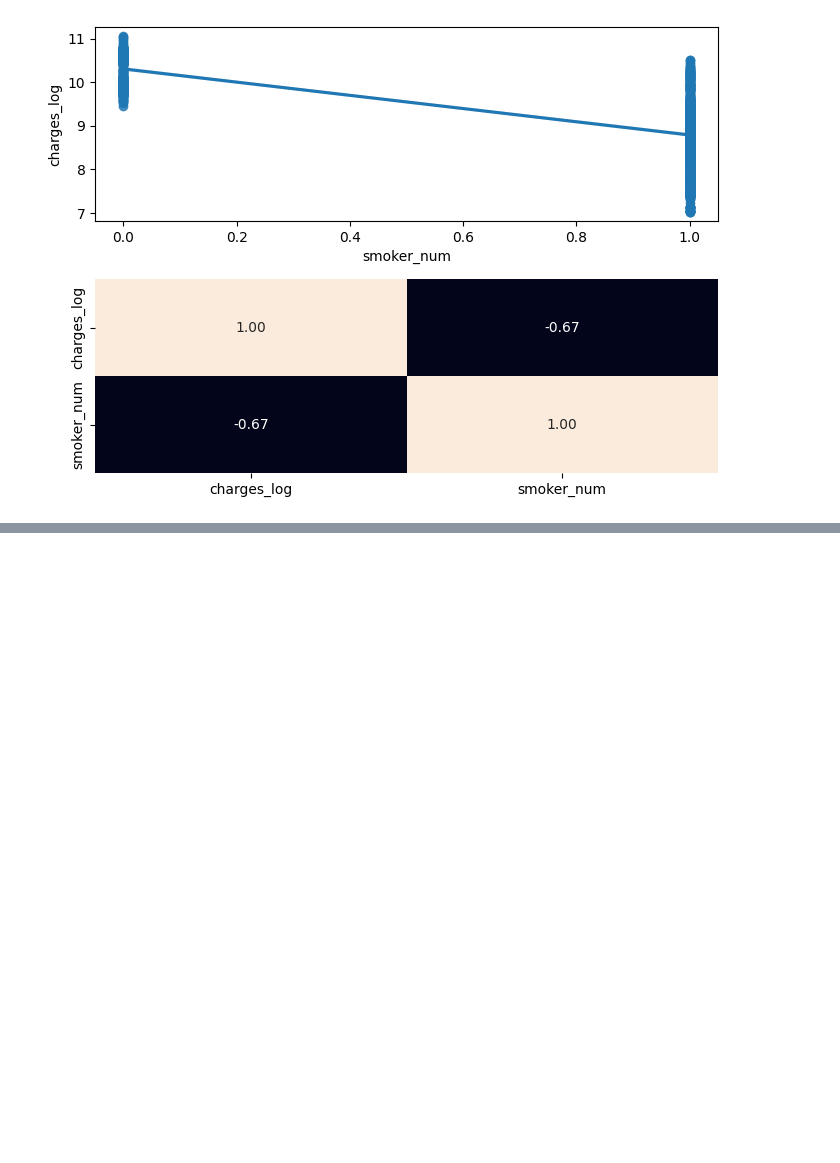
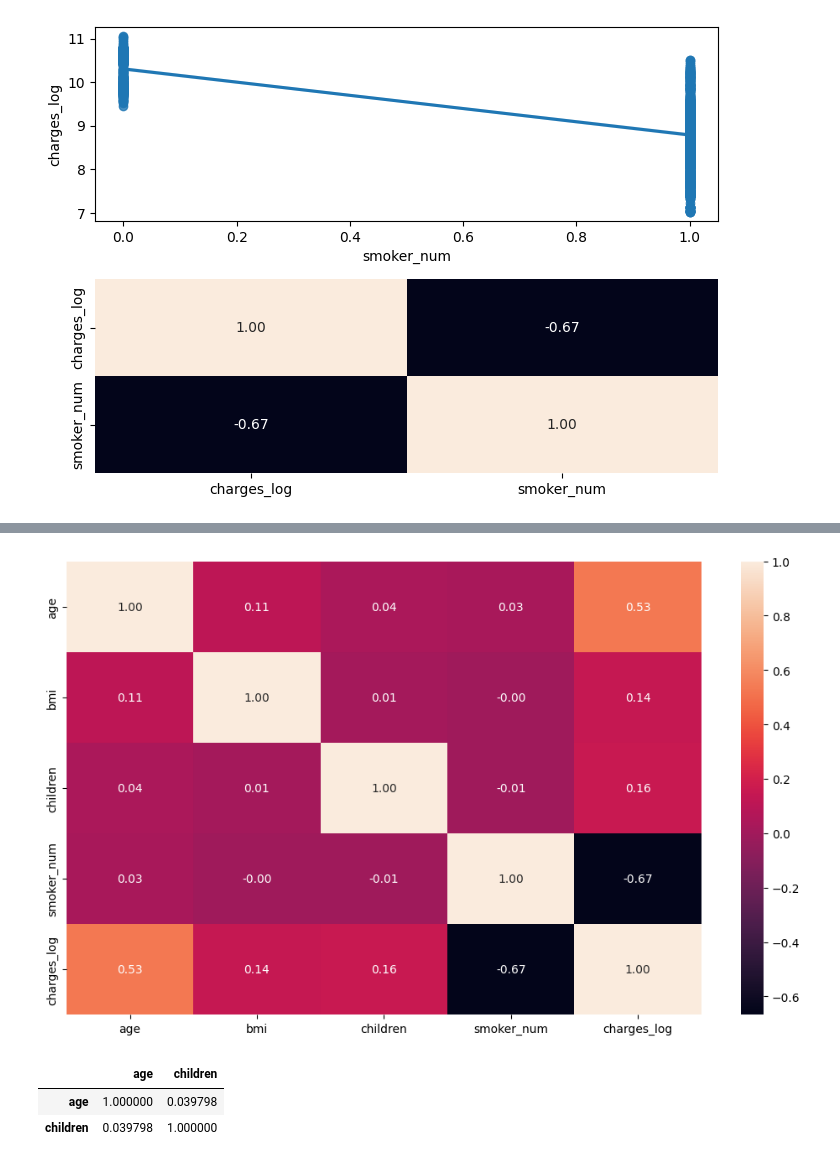
Before and after one commit to RmVa23/linear-regression, a Jupyter notebook: src/explore.ipynb, the cells around one changed output, grey strips where cells are left out. Saved outputs shown, nothing was run; the diff lists cells and outputs as text; code cells hidden in the pictures; blank space fills up the shorter version.

```diff
--- a/src/explore.ipynb
+++ b/src/explore.ipynb
@@ -442,0 +443,19 @@ plt.show()
+# %%
+fig, axis = plt.subplots(figsize = (10, 6))
+
+sns.heatmap(data_p[["age", "bmi", "children", "smoker_num", "charges_log"]].corr(), annot = True, fmt = ".2f")
+
+plt.tight_layout()
+
+plt.show()
+
+# En principio observamos una correlacion bastante fuerte entre la edad y ser fumador con el precio del seguro.
+# El índice de masa corporal y el numero de niños a cargo no parecen influír demasiado en el precio.
+# %% [output]
+[figure, added]
+# %%
+data_p[['age', 'children']].corr()
+# %% [output]
+|  | age | children |
+| age | 1.000000 | 0.039798 |
+| children | 0.039798 | 1.000000 |
```
Also changed, not shown: parts of 3 cells of this notebook.
